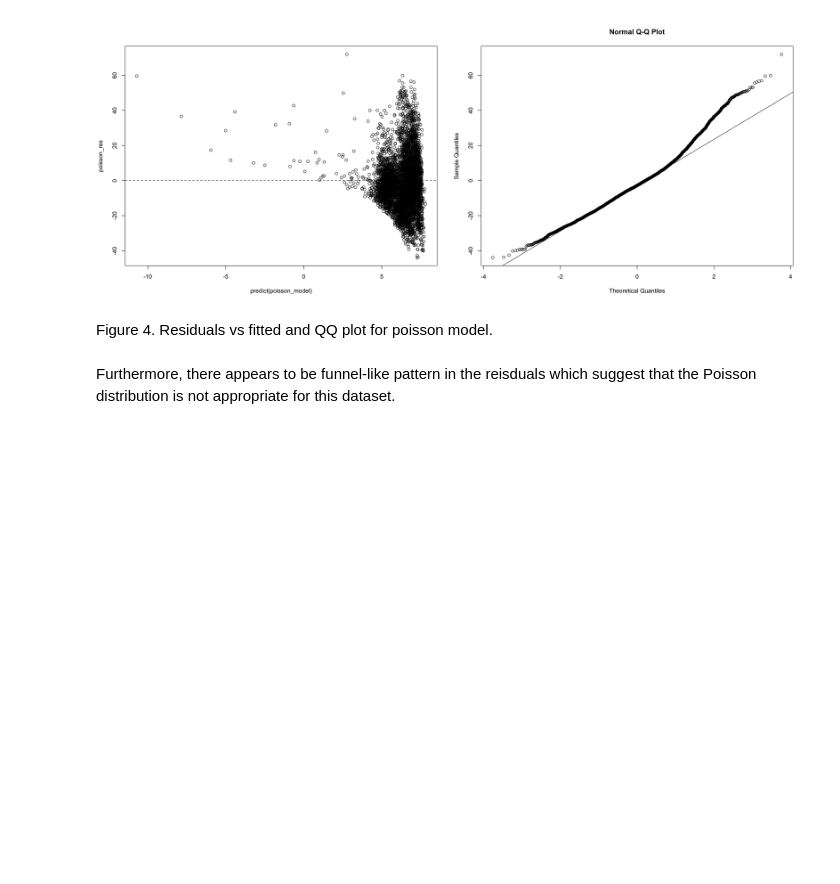
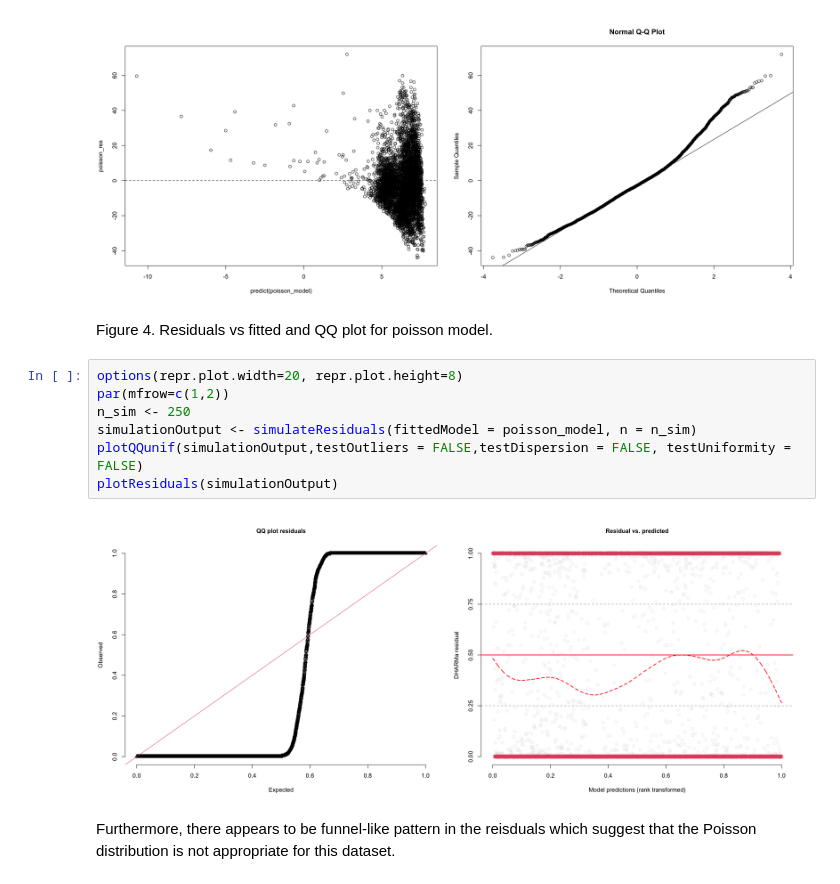
Before and after one commit to xiaohu1122/538A_project, a Jupyter notebook: 538A_Final_Project.ipynb, the cells around one changed output. Drawn from its saved outputs; the diff is of its cells as text; blank space fills up the shorter version.

Commit message:
RESIDUAL PLOTS

```diff
--- a/538A_Final_Project.ipynb
+++ b/538A_Final_Project.ipynb
@@ -287,6 +287,15 @@ qqline(poisson_res)
 [figure]
 # %% [markdown]
 Figure 4. Residuals vs fitted and QQ plot for poisson model.
+# %%
+options(repr.plot.width=20, repr.plot.height=8)
+par(mfrow=c(1,2))
+n_sim <- 250
+simulationOutput <- simulateResiduals(fittedModel = poisson_model, n = n_sim)
+plotQQunif(simulationOutput,testOutliers = FALSE,testDispersion = FALSE, testUniformity = FALSE)
+plotResiduals(simulationOutput)
+# %% [output]
+[figure, added]
 # %% [markdown]
 Furthermore, there appears to be funnel-like pattern in the reisduals which suggest that the Poisson distribution is not appropriate for this dataset.
 # %% [markdown]
```
Also changed, not shown: parts of 4 cells of this notebook.
